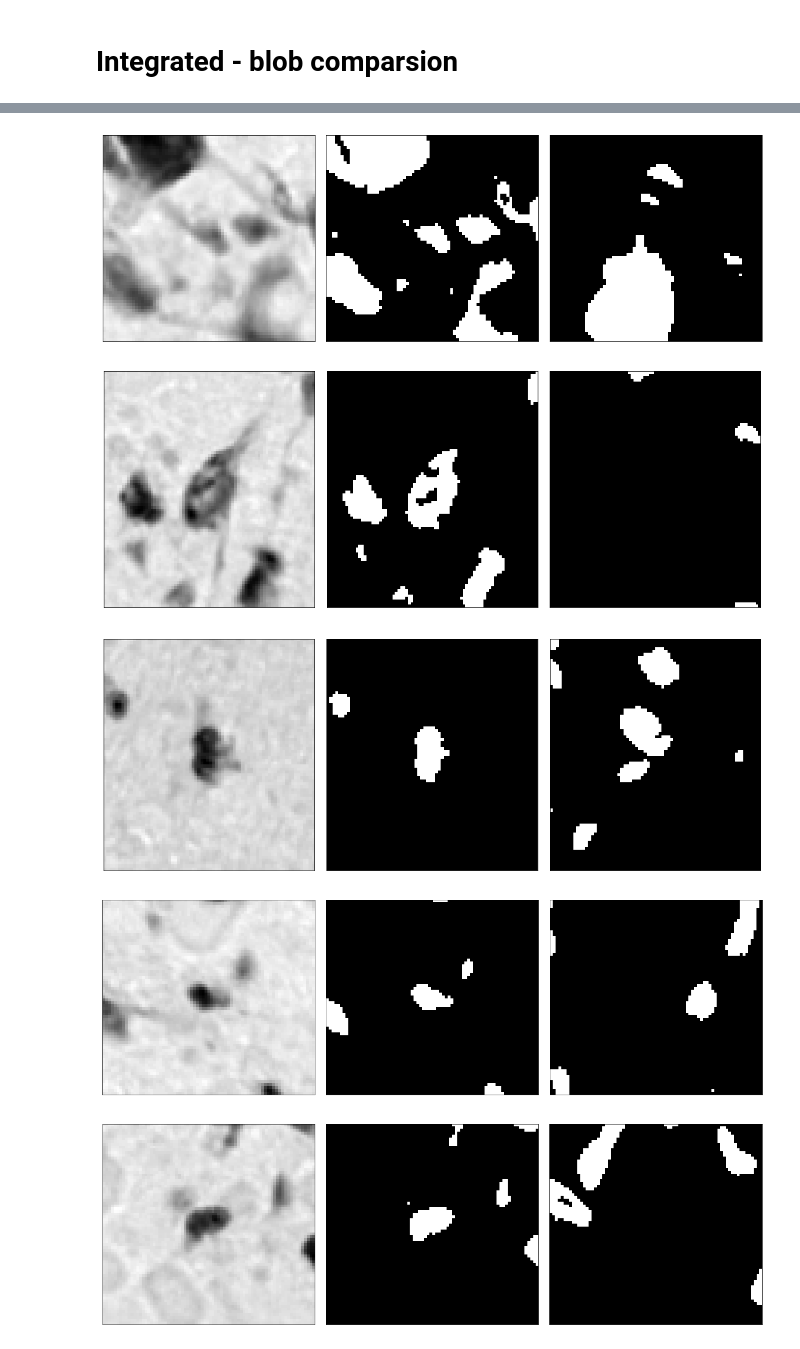
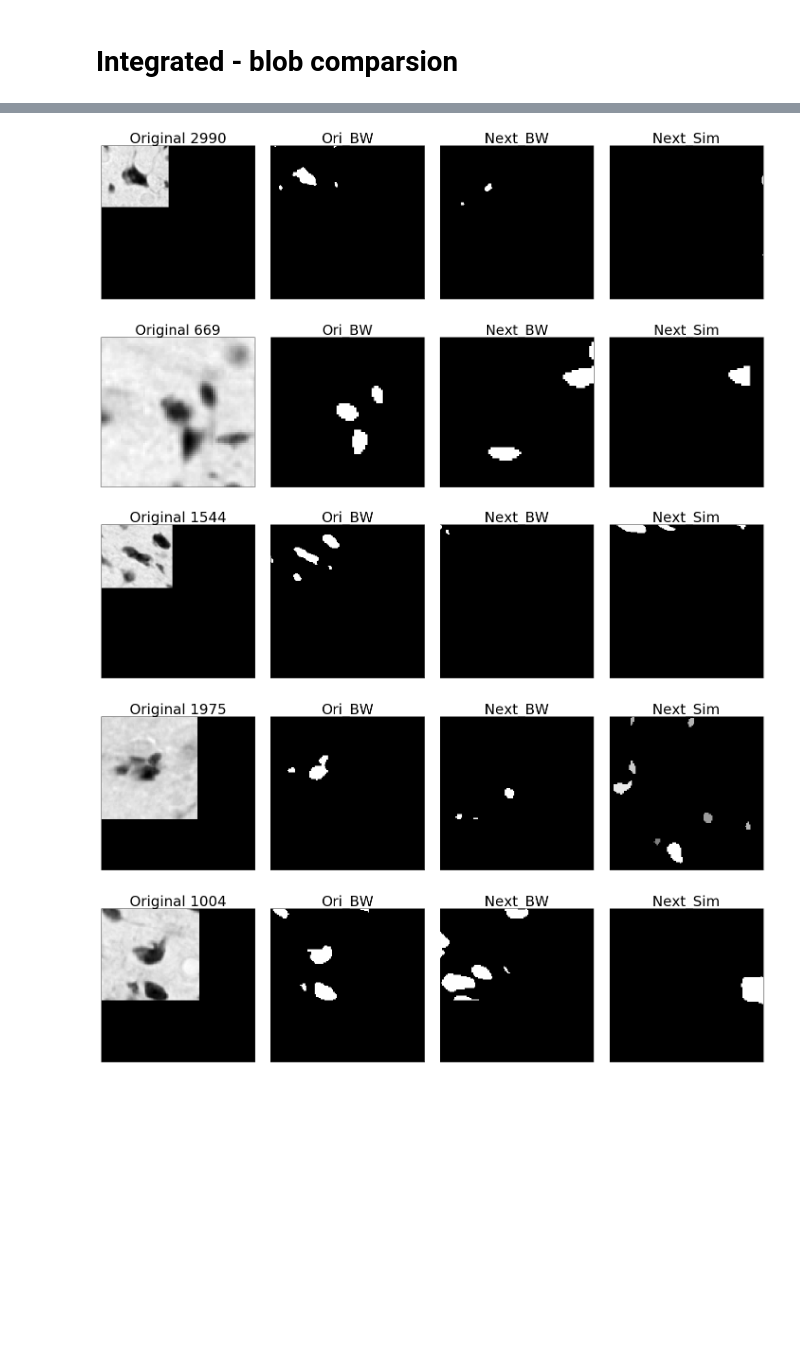
Before and after one commit to xiangjiph/MouseBrainAtlas, a Jupyter notebook: XJ/blob_detection_with_Pre_detected_cell.ipynb, the cells around one changed output, grey strips where cells are left out. Saved outputs shown, nothing was run; the diff lists cells and outputs as text; code cells hidden in the pictures; blank space fills up the shorter version.

```diff
--- a/XJ/blob_detection_with_Pre_detected_cell.ipynb
+++ b/XJ/blob_detection_with_Pre_detected_cell.ipynb
@@ -241,7 +269,7 @@ display_images_in_grids([im_rescale[secIndex],im_BW[secIndex],im_label[secIndex]
 secIndex = 0
 option_vis_blob_margin = 100
 sec = 200
-for tempBlobIndex in np.random.choice(range(n_blobs[secIndex]),10):
+for tempBlobIndex in np.random.choice(range(0,n_blobs[secIndex]),10):
     print('Blob Index %d' % tempBlobIndex)
 #     display_images_in_grids([fun_crop_images(im_rescale[tempSecIndex],*im_blob_prop[sec][tempBlobIndex]['bbox'],margin=option_vis_blob_margin)
 #                              for tempSecIndex in range(n_images)],
@@ -367,4 +419,7 @@ compare_props = ['area', 'orientation', 'eccentricity']
 compare_weight = [6,1,3]
 compare_weight = np.array(compare_weight)/ float(np.sum(compare_weight))
 o_simil_threshold = 0.7
-o_scan_size_coeff = 4
+o_scan_size_coeff = 5
+o_record_similar_blob_next_sec = True
+# %%
+n_blobs = map(len, im_blob_prop.values())
@@ -454,0 +582,9 @@ fig_hist_simscore_sec200 = plt.title('Similarity threshold = %s \n#matched blobs
+# %%
+tempBlobIndex = 10
+display_images_in_grids([
+    fun_rescale_grayscale_image(fun_crop_images(im_BW[secIndex+1],*im_blob_prop[sec][tempBlobIndex]['bbox'],margin=option_vis_blob_margion)),
+    fun_rescale_grayscale_image(fun_crop_images(im_BW[secIndex],*im_blob_prop[sec][tempBlobIndex]['bbox'],margin=option_vis_blob_margion)),
+    fun_crop_images(im_cropped[secIndex],*im_blob_prop[sec][tempBlobIndex]['bbox'],margin=option_vis_blob_margion),
+    fun_rescale_grayscale_image(im_blob_sim_crop_im[sec][tempBlobIndex])
+                            ],titles=['Original','Ori_BW','Next_BW','Next_Sim'],
+                            nc=4,cmap=plt.cm.gray)
@@ -455,14 +603,16 @@ fig_hist_simscore_sec200 = plt.title('Similarity threshold = %s \n#matched blobs
 # %%
 # Check if really similar
 option_vis_blob_margion = 30
 for tempBlobIndex in np.random.choice(temp_matched_blob_index,20):
-    display_images_in_grids([fun_crop_images(im_cropped[secIndex],*im_blob_prop[sec][tempBlobIndex]['bbox'],margin=option_vis_blob_margion),
-                             fun_crop_images(im_BW[secIndex],*im_blob_prop[sec][tempBlobIndex]['bbox'],margin=option_vis_blob_margion),
-                             fun_crop_images(im_BW[secIndex+1],*im_blob_prop[sec][tempBlobIndex]['bbox'],margin=option_vis_blob_margion)],
-                            nc=3,cmap=plt.cm.gray)
+    display_images_in_grids([fun_rescale_grayscale_image(fun_crop_images(im_cropped[secIndex],*im_blob_prop[sec][tempBlobIndex]['bbox'],margin=option_vis_blob_margion)),
+                             fun_rescale_grayscale_image(fun_crop_images(im_BW[secIndex],*im_blob_prop[sec][tempBlobIndex]['bbox'],margin=option_vis_blob_margion)),
+                             fun_rescale_grayscale_image(fun_crop_images(im_BW[secIndex+1],*im_blob_prop[sec][tempBlobIndex]['bbox'],margin=option_vis_blob_margion)),
+                             fun_rescale_grayscale_image(im_blob_sim_crop_im[sec][tempBlobIndex])
+                            ],titles=['Original %d'%tempBlobIndex,'Ori_BW','Next_BW','Next_Sim'],
+                            nc=4,cmap=plt.cm.gray)
 # %% [output]
-[figure, old version]
+[figure, new version]
-[figure, old version]
+[figure, new version]
-[figure, old version]
+[figure, new version]
-[figure, old version]
+[figure, new version]
-[figure, old version]
+[figure, new version]
```
Also changed, not shown: parts of 29 cells of this notebook.
